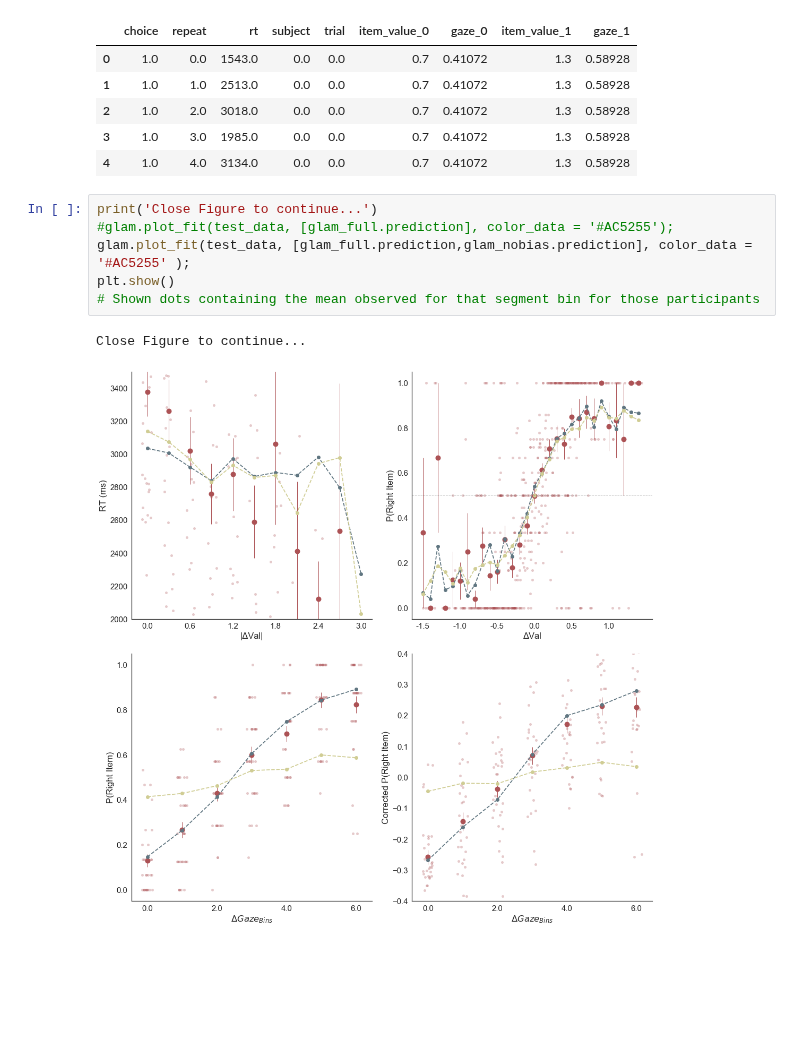
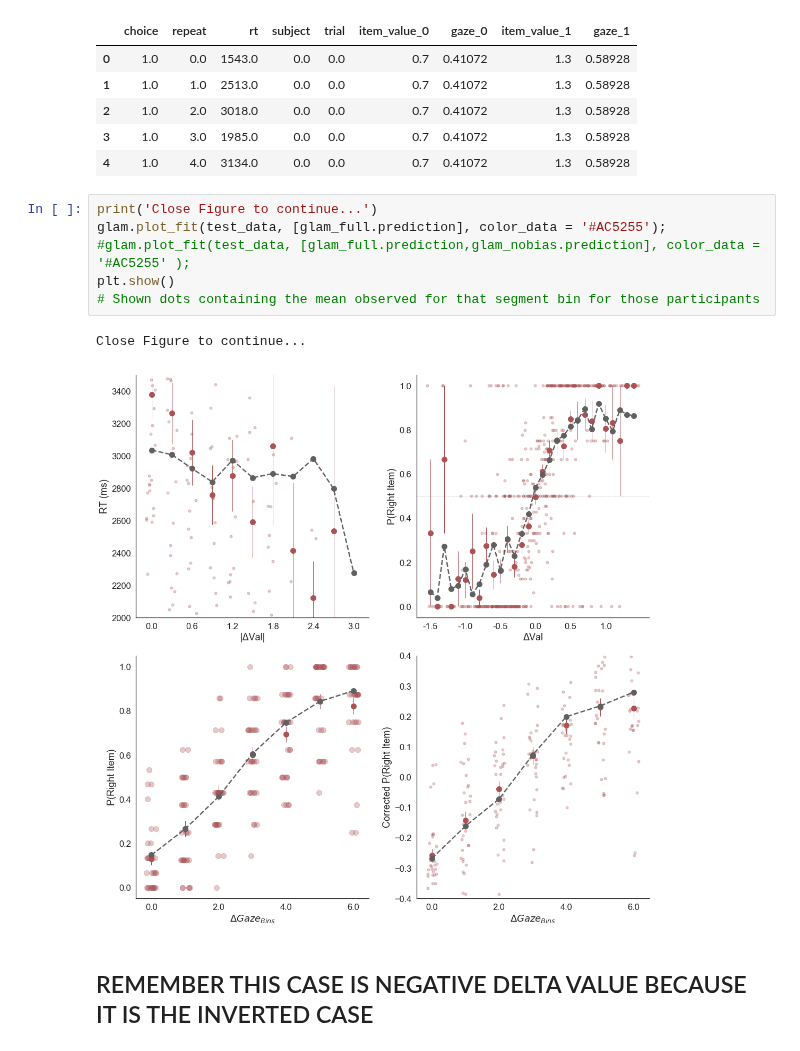
Before and after one commit to pradysepulveda/glamDDM_FF2018, a Jupyter notebook: PrettyPlotsGLAM.ipynb, the cells around one changed output. Cells and saved outputs as stored; diff of their text form; blank space fills up the shorter version.

Commit message:
PrettyPlots changes and Devidence-Confidence

```diff
--- a/PrettyPlotsGLAM.ipynb
+++ b/PrettyPlotsGLAM.ipynb
@@ -321,10 +321,12 @@ Replaced attached data (1860 trials) with new data (1860 trials)...
 | 4 | 1.0 | 4.0 | 3134.0 | 0.0 | 0.0 | 0.7 | 0.41072 | 1.3 | 0.58928 |
 # %%
 print('Close Figure to continue...')
-#glam.plot_fit(test_data, [glam_full.prediction], color_data = '#AC5255');
-glam.plot_fit(test_data, [glam_full.prediction,glam_nobias.prediction], color_data = '#AC5255' );
+glam.plot_fit(test_data, [glam_full.prediction], color_data = '#AC5255');
+#glam.plot_fit(test_data, [glam_full.prediction,glam_nobias.prediction], color_data = '#AC5255' );
 plt.show()
 # Shown dots containing the mean observed for that segment bin for those participants
 # %% [output]
 Close Figure to continue...
-[figure, old version]
+[figure, new version]
+# %% [markdown]
+## REMEMBER THIS CASE IS NEGATIVE DELTA VALUE BECAUSE IT IS THE INVERTED CASE
```
Also changed, not shown: parts of 2 cells of this notebook, 28 other files.
